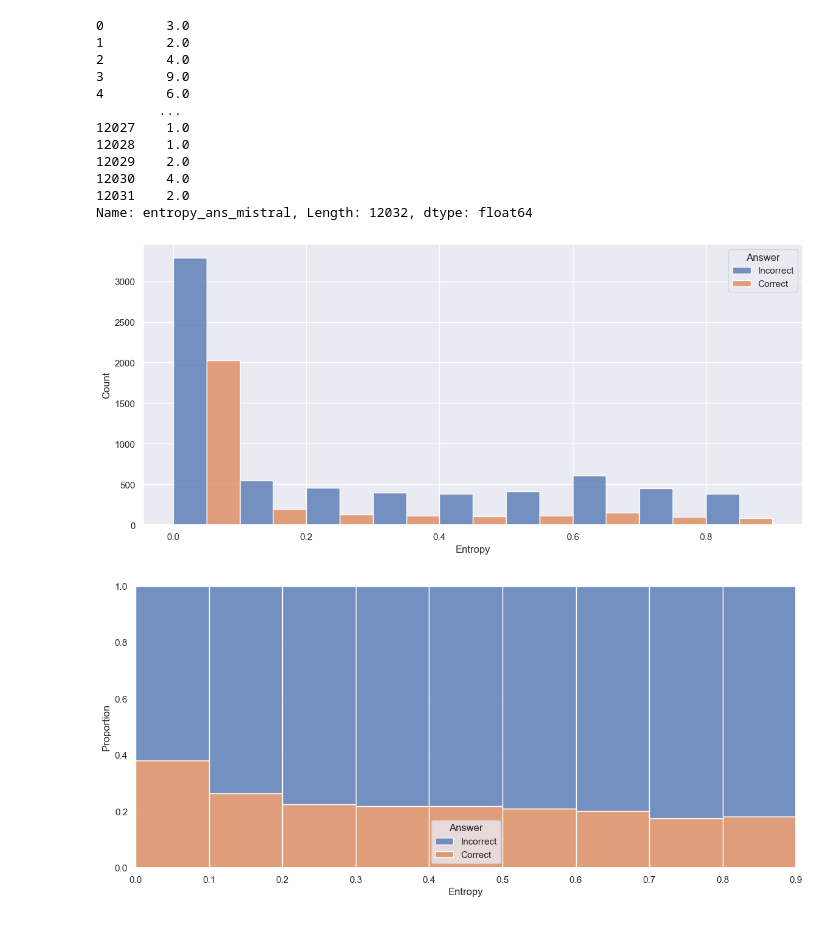
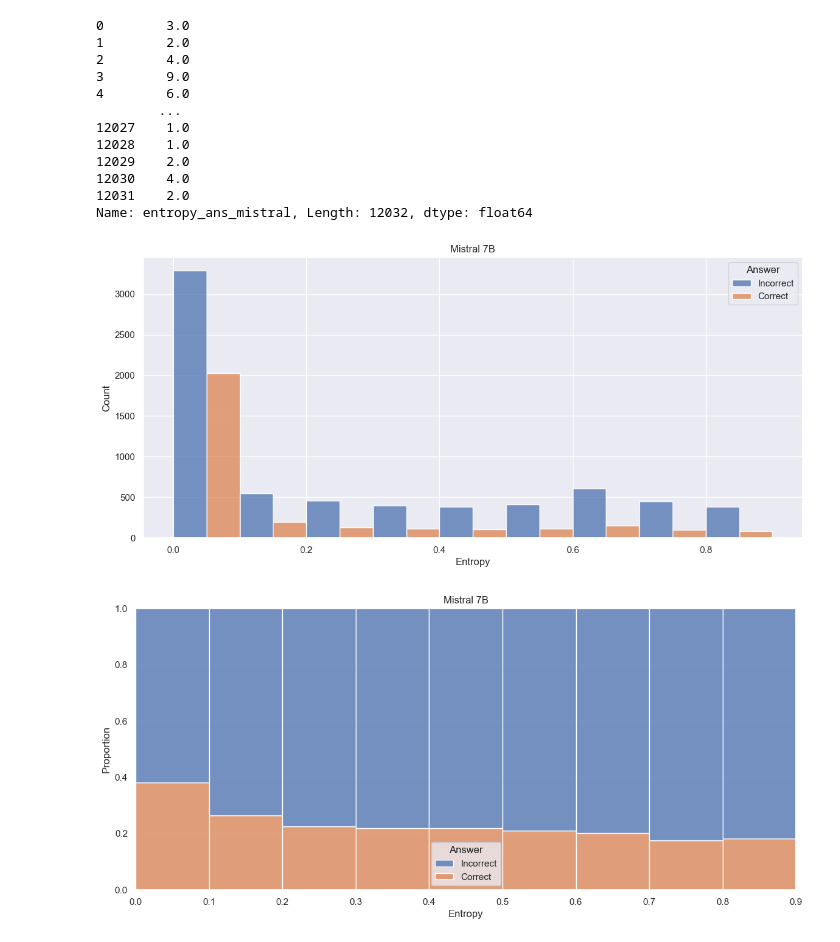
Before and after one commit to aigoncharov/complexity-aware-fine-tuning, a Jupyter notebook: src/analysis/analysis_mmlu_entropy_single_token_mistral_7b.ipynb, the cells around one changed output. Cells and saved outputs as stored; diff of their text form; code cells hidden in the pictures.

```diff
--- a/src/analysis/analysis_mmlu_entropy_single_token_mistral_7b.ipynb
+++ b/src/analysis/analysis_mmlu_entropy_single_token_mistral_7b.ipynb
@@ -27,10 +27,10 @@ Name: entropy_ans_mistral, Length: 12032, dtype: float64
 # %%
 from reasoning_fine_tune.analysis.visualize_entropy_all import visualize_entropy_all
 
-visualize_entropy_all(mmlu_entropy_df, "entropy_value_mistral", "entropy_ans_correct_mistral")
+visualize_entropy_all(mmlu_entropy_df, "entropy_value_mistral", "entropy_ans_correct_mistral", model_name="Mistral 7B")
 # %% [output]
-[figure, old version]
+[figure, new version]
-[figure, old version]
+[figure, new version]
 # %%
 from reasoning_fine_tune.analysis.visualize_entropy_by_category import visualize_entropy_by_category
 
```
Also changed, not shown: parts of 1 cell of this notebook, 5 other files.
